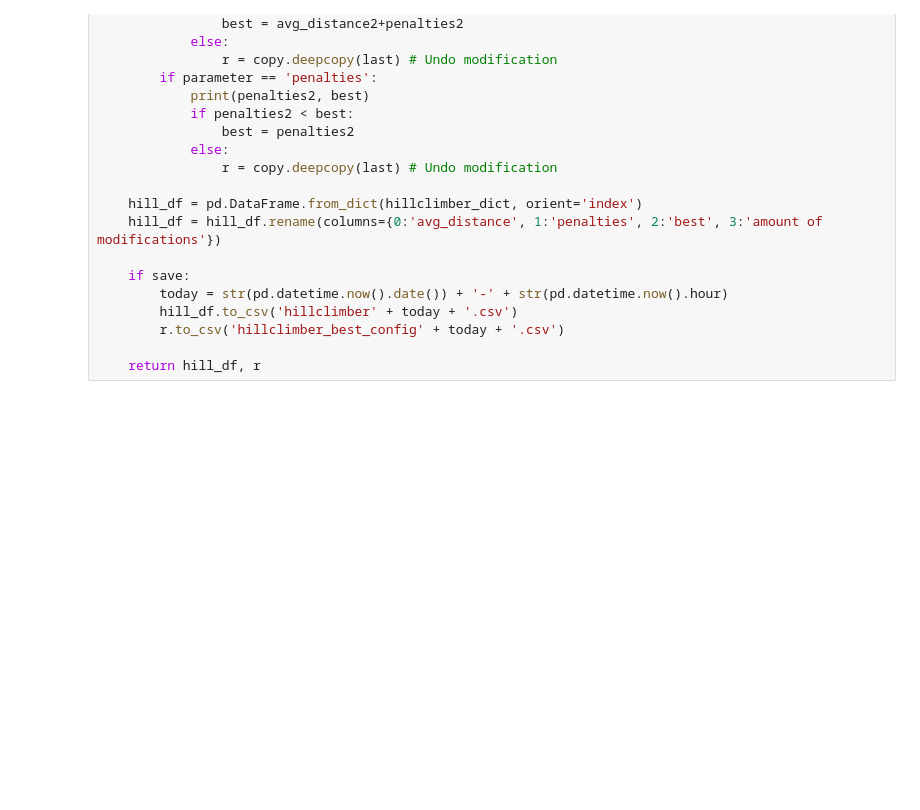
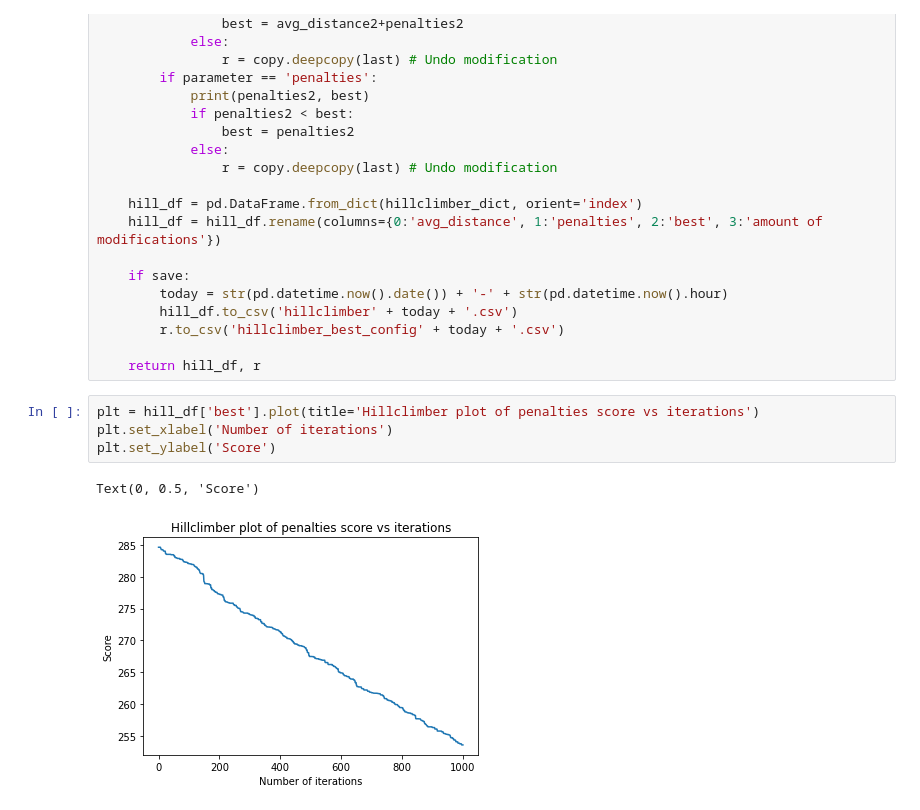
Before and after one commit to corne12345/Amsterdam_carbage_thesis, a Jupyter notebook: Notebooks/20200424 - POIs to addresses.ipynb, the cells around one changed output. Saved outputs shown, nothing was run; the diff lists cells and outputs as text; blank space fills up the shorter version.

```diff
--- a/Notebooks/20200424 - POIs to addresses.ipynb
+++ b/Notebooks/20200424 - POIs to addresses.ipynb
@@ -308,3 +309,10 @@ def hillclimber(num_iterations, joined, all_households, rel_poi_df, df_afstandn2
         r.to_csv('hillclimber_best_config' + today + '.csv')
 
     return hill_df, r
+# %%
+plt = hill_df['best'].plot(title='Hillclimber plot of penalties score vs iterations')
+plt.set_xlabel('Number of iterations')
+plt.set_ylabel('Score')
+# %% [output]
+Text(0, 0.5, 'Score')
+[figure, added]
```
Also changed, not shown: parts of 1 cell of this notebook, 3 other files.
